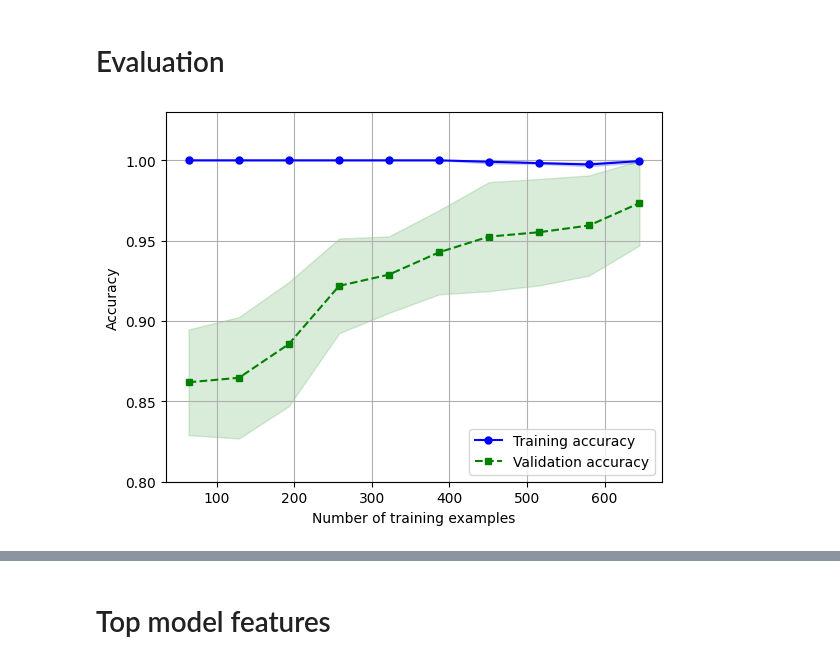
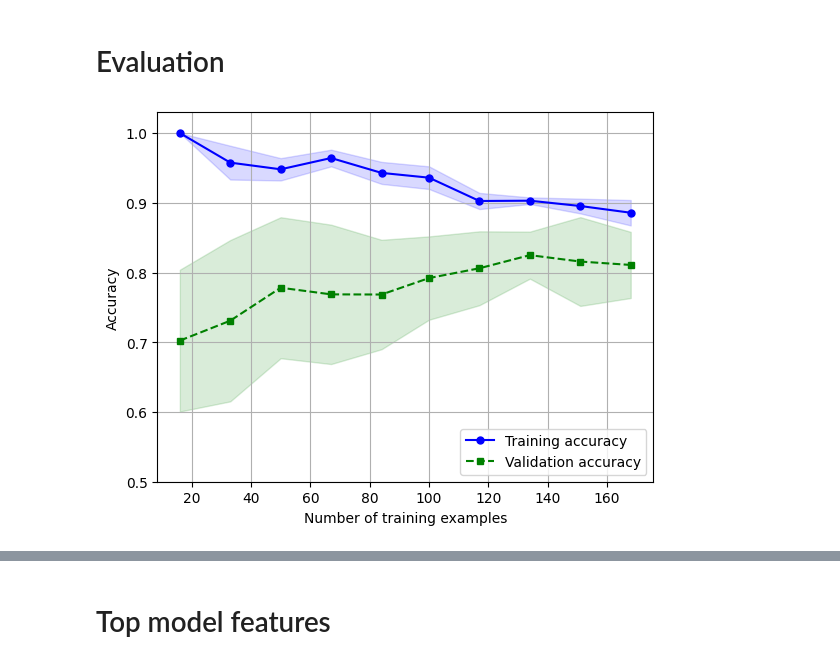
Before and after one commit to INDXPXND/Machine-Learning-Projects, a Jupyter notebook: heart-disease-prediction/Heart_Disease_Dataset.ipynb, the cells around one changed output, grey strips where cells are left out. Saved outputs shown, nothing was run; the diff lists cells and outputs as text; code cells hidden in the pictures.

```diff
--- a/heart-disease-prediction/Heart_Disease_Dataset.ipynb
+++ b/heart-disease-prediction/Heart_Disease_Dataset.ipynb
@@ -103,6 +119,6 @@ lr = LogisticRegression(penalty='l2',
                         random_state=42,
                         max_iter=1000,
                         n_jobs=-1)
-lr.fit(X_train_scaled, y_train)
-print(lr.score(X_test_scaled, y_test), lr.score(X_train_scaled, y_train))
+lr.fit(X_train_smote_std, y_train_smote)
+print(lr.score(X_test_std, y_test), lr.score(X_train_smote_std, y_train_smote))
 # %% [output]
@@ -111,11 +127,13 @@ print(lr.score(X_test_scaled, y_test), lr.score(X_train_scaled, y_train))
 # with GradientBoostingClassifier
 from sklearn.ensemble import GradientBoostingClassifier
 
-gbc = GradientBoostingClassifier(n_estimators=1000,
-                                 learning_rate=0.01,
-                                 max_depth=6,
+gbc = GradientBoostingClassifier(n_estimators=200,
+                                 learning_rate=0.05,
+                                 max_depth=3,
+                                 subsample=0.8,
+                                 min_samples_leaf=5,
                                  random_state=42)
 # scaling is not needed
-gbc.fit(X_train, y_train)
-print(gbc.score(X_test, y_test), gbc.score(X_train, y_train))
+gbc.fit(X_train_smote, y_train_smote)
+print(gbc.score(X_test, y_test), gbc.score(X_train_smote, y_train_smote))
 # %% [output]
@@ -190,0 +182,14 @@ print(cbc.score(X_test, y_test), cbc.score(X_train, y_train)) # the best result
+# %%
+# with CatBoostClassifier
+from catboost import CatBoostClassifier
+from sklearn.model_selection import train_test_split as tts
+
+cbc_params = dict(learning_rate=0.03, max_depth=4, l2_leaf_reg=10, subsample=0.8, random_seed=42)
+
+X_tr, X_val, y_tr, y_val = tts(X_train, y_train, test_size=0.2, random_state=42, stratify=y_train)
+
+cbc = CatBoostClassifier(n_estimators=1000, verbose=100, early_stopping_rounds=50, **cbc_params)
+cbc.fit(X_tr, y_tr, eval_set=(X_val, y_val))
+
+print('best_iteration:', cbc.get_best_iteration())
+print(cbc.score(X_test, y_test), cbc.score(X_train, y_train))
@@ -194,17 +211,17 @@ print(cbc.score(X_test, y_test), cbc.score(X_train, y_train)) # the best result
 import numpy as np
 import matplotlib.pyplot as plt
 
-from sklearn.pipeline import make_pipeline
-from sklearn.preprocessing import StandardScaler
-from sklearn.linear_model import LogisticRegression
-from sklearn.model_selection import learning_curve
+from sklearn.model_selection import learning_curve, StratifiedKFold
+
+# fixed tree count, no early_stopping_rounds, so learning_curve can clone/refit this estimator without an eval_set
+cbc_for_curve = CatBoostClassifier(n_estimators=cbc.tree_count_, verbose=False, **cbc_params)
 
 train_sizes, train_scores, test_scores = learning_curve(
-    estimator=cbc,
+    estimator=cbc_for_curve,
     X=X_train,
     y=y_train,
     train_sizes=np.linspace(0.1, 1.0, 10),
-    cv=10,
+    cv=StratifiedKFold(n_splits=5, shuffle=True, random_state=42),
     n_jobs=-1
 )
 
@@ -230,35 +247,35 @@ plt.fill_between(
     train_mean - train_std,
     alpha=0.15,
     color='blue'
 )
 
 plt.plot(
     train_sizes,
     test_mean,
     color='green',
     linestyle='--',
     marker='s',
     markersize=5,
     label='Validation accuracy'
 )
 
 plt.fill_between(
     train_sizes,
     test_mean + test_std,
     test_mean - test_std,
     alpha=0.15,
     color='green'
 )
 
 plt.grid()
 plt.xlabel('Number of training examples')
 plt.ylabel('Accuracy')
 plt.legend(loc='lower right')
-plt.ylim([0.8, 1.03])
+plt.ylim([0.5, 1.03])
 
 plt.show()
 # %% [output]
-[figure, old version]
+[figure, new version]
 # %%
 import seaborn as sns
 from sklearn.metrics import ConfusionMatrixDisplay
```
Also changed, not shown: parts of 18 cells of this notebook, 5 other files.
